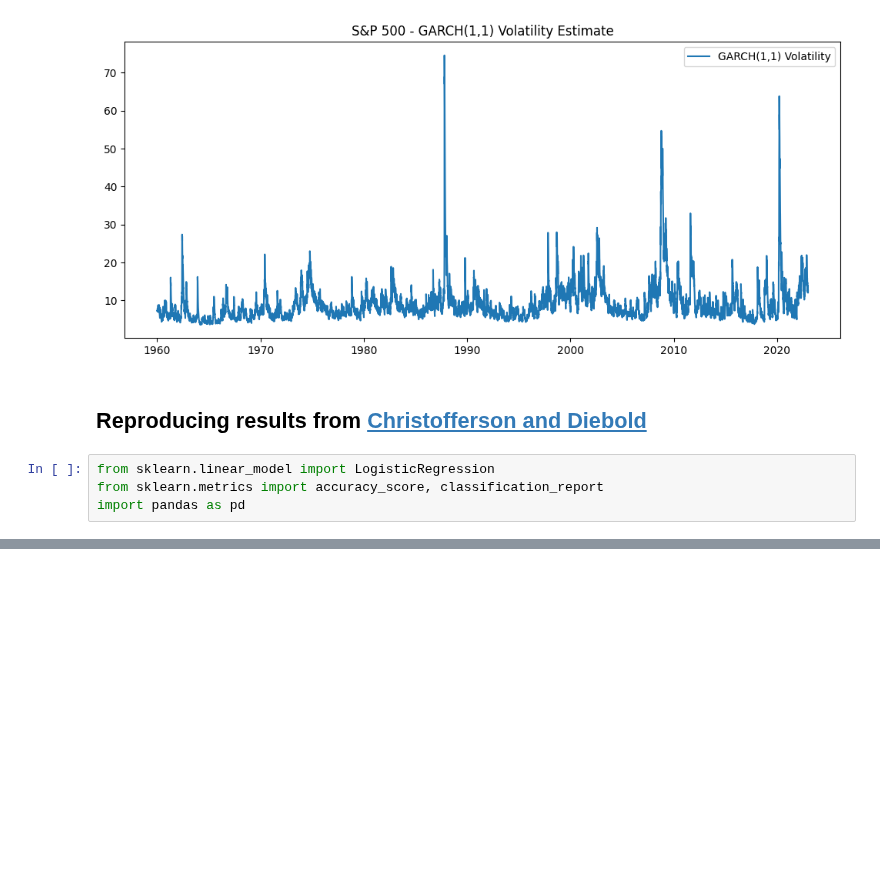
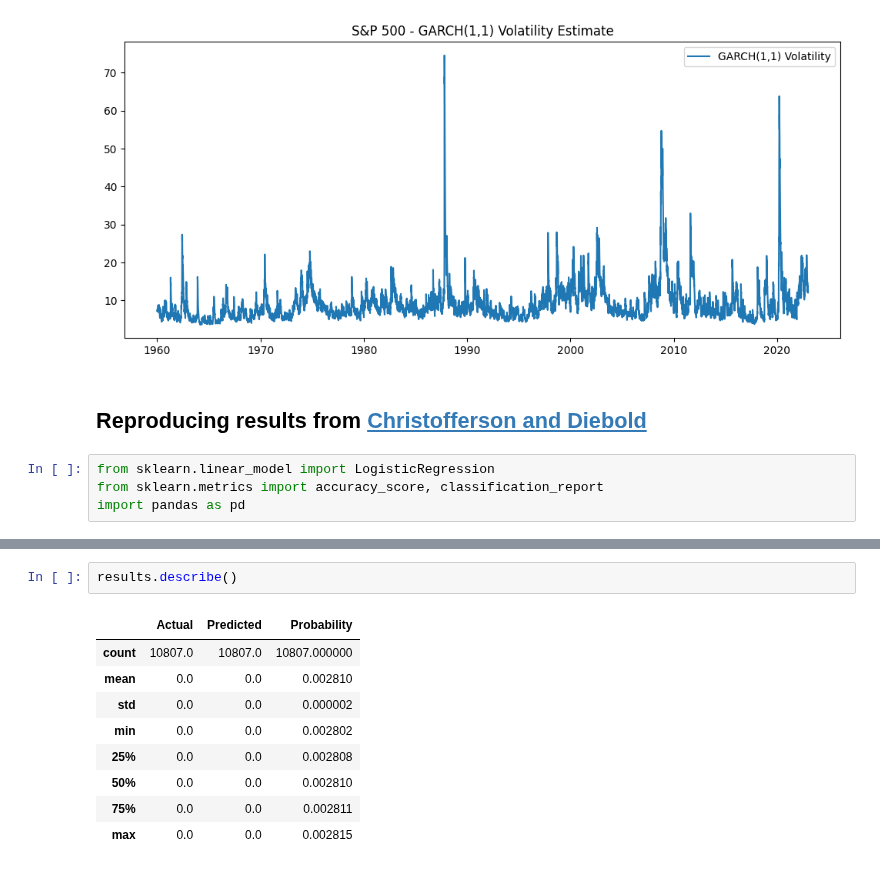
Before and after one commit to juliusd01/Deep_Learning, a Jupyter notebook: Research/Forecasting_Stocks/Sign_Forecasting/sign-prediction-model/Garch_plus_LSTM.ipynb, the cells around one changed output, grey strips where cells are left out. Drawn from its saved outputs; the diff is of its cells as text; blank space fills up the shorter version.

```diff
--- a/Research/Forecasting_Stocks/Sign_Forecasting/sign-prediction-model/Garch_plus_LSTM.ipynb
+++ b/Research/Forecasting_Stocks/Sign_Forecasting/sign-prediction-model/Garch_plus_LSTM.ipynb
@@ -325,0 +256,12 @@ Using the volatility, we want now to predict the sign of asset returns for diffe
+# %%
+results.describe()
+# %% [output]
+|  | Actual | Predicted | Probability |
+| count | 10807.0 | 10807.0 | 10807.000000 |
+| mean | 0.0 | 0.0 | 0.002810 |
+| std | 0.0 | 0.0 | 0.000002 |
+| min | 0.0 | 0.0 | 0.002802 |
+| 25% | 0.0 | 0.0 | 0.002808 |
+| 50% | 0.0 | 0.0 | 0.002810 |
+| 75% | 0.0 | 0.0 | 0.002811 |
+| max | 0.0 | 0.0 | 0.002815 |
```
Also changed, not shown: parts of 14 cells of this notebook.
